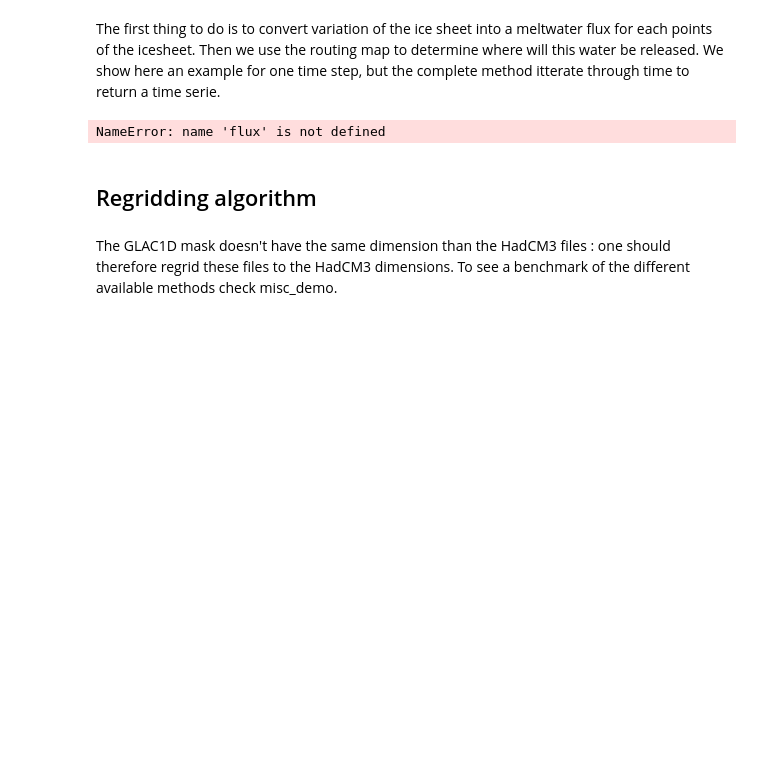
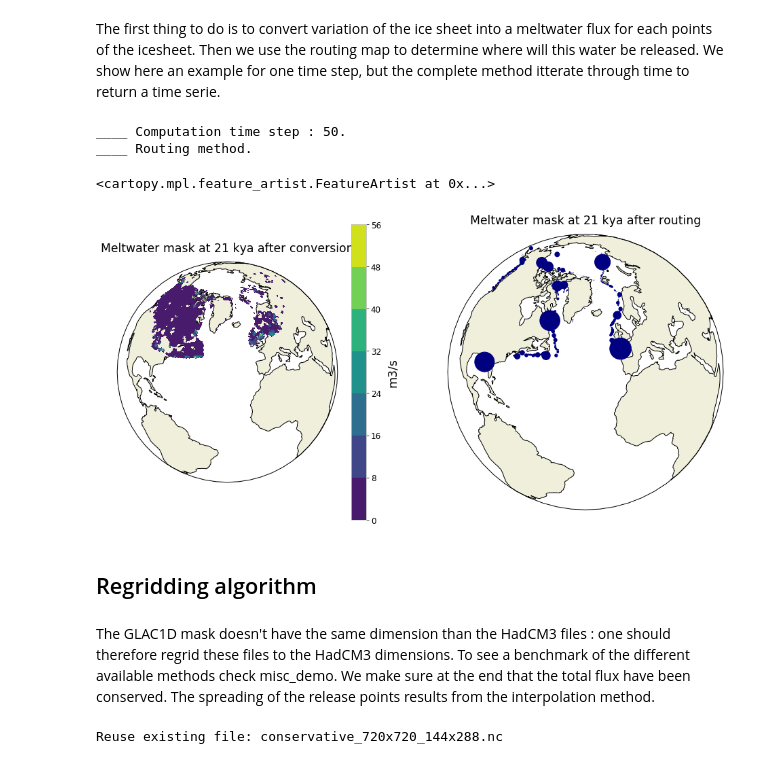
Before and after one commit to Olnavy/mw_protocol, a Jupyter notebook: glac1d_meltwater_demo/routing_demo.ipynb, the cells around one changed output. Drawn from its saved outputs; the diff is of its cells as text; code cells hidden in the pictures; blank space fills up the shorter version.

```diff
--- a/glac1d_meltwater_demo/routing_demo.ipynb
+++ b/glac1d_meltwater_demo/routing_demo.ipynb
@@ -166,9 +197,42 @@ flux = hi_to_discharge(ds_hice, t, mode_flux)
 # %%
+# Conversion method
+t = np.where(t_glac1d == -21)[0][0]
+converted_mask = routing.hi_to_discharge(ds_hice, t, "Volume")
+
+# Routing method
 ix, jy = ds_pointer.IX.sel(T40H1=-21).values, ds_pointer.JY.sel(T40H1=-21).values
-routed_mask = routing.routing_method(flux, ix, jy)
+routed_mask = routing.routing_method(converted_mask, ix, jy)
 # %% [output]
-NameError: name 'flux' is not defined
+____ Computation time step : 50.
+____ Routing method.
+# %%
+projection_map = ccrs.Orthographic(central_longitude=-30.0, central_latitude=40.0)
+figMap,(axConverted, axRouted) = plt.subplots(nrows=1, ncols=2, subplot_kw={'projection':projection_map}, figsize=(16,8))
+
+converted_mask = np.where(converted_mask==0, np.NAN, converted_mask)
+cf_converted = axConverted.contourf(lon_glac1D, lat_glac1D, converted_mask, transform=ccrs.PlateCarree())
+axConverted.set_global()
+axConverted.set_title("Meltwater mask at 21 kya after conversion")
+axConverted.add_feature(cartopy.feature.LAND, zorder=0, edgecolor='black')
+figMap.colorbar(mappable=cf_converted, ax=axConverted, label="m3/s")
+
+x,y,s = plotting.scatter_mask(routed_mask)
+axRouted.scatter(lon_glac1D[x], lat_glac1D[y], transform=ccrs.PlateCarree(), s=s, color="navy")
+axRouted.set_global()
+axRouted.set_title("Meltwater mask at 21 kya after routing")
+axRouted.add_feature(cartopy.feature.LAND, zorder=0, edgecolor='black')
+
+# TO DO : add size for size for scale in the scatter method.
+# %% [output]
+<cartopy.mpl.feature_artist.FeatureArtist at 0x...>
+[figure, added]
 # %% [markdown]
 ## Regridding algorithm
 # %% [markdown]
-The GLAC1D mask doesn't have the same dimension than the HadCM3 files : one should therefore regrid these files to the HadCM3 dimensions. To see a benchmark of the different available methods check misc_demo.
+The GLAC1D mask doesn't have the same dimension than the HadCM3 files : one should therefore regrid these files to the HadCM3 dimensions. To see a benchmark of the different available methods check misc_demo. We make sure at the end that the total flux have been conserved. The spreading of the release points results from the interpolation method.
+# %%
+regridder = tb.HadCM3_regridding_method(ds_hice, ds_lsm, reuse_weights=True)
+hadcm3_mask = regridder(routed_mask)
+hadcm3_mask = hadcm3_mask * np.sum(routed_mask) / np.sum(hadcm3_mask)  # to correct the total flux
+# %% [output]
+Reuse existing file: conservative_720x720_144x288.nc
```
Also changed, not shown: parts of 20 cells of this notebook, 3 other files.
